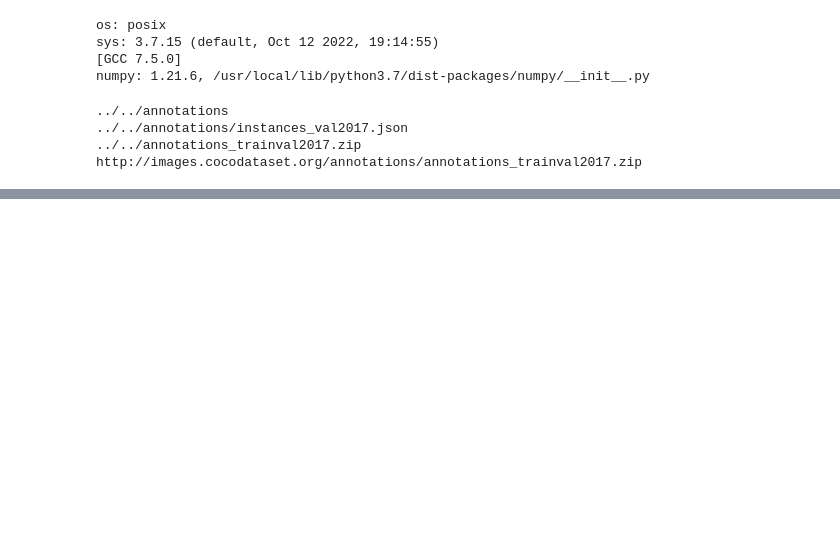
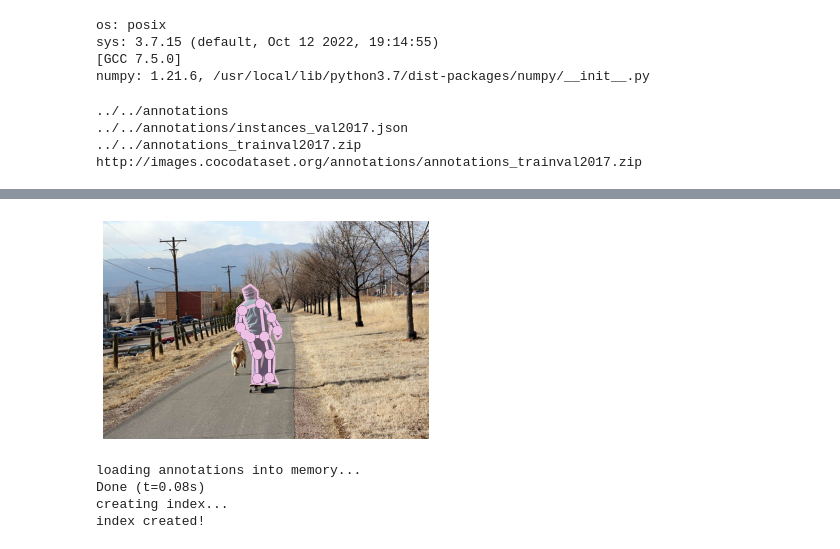
Before and after one commit to CMander02/VQA_2022_A1_18, a Jupyter notebook: COCO_API.ipynb, the cells around one changed output, grey strips where cells are left out. Cells and saved outputs as stored; diff of their text form; code cells hidden in the pictures; blank space fills up the shorter version.

```diff
--- a/COCO_API.ipynb
+++ b/COCO_API.ipynb
@@ -60,0 +119,18 @@ KeyboardInterrupt: ignored
+# %%
+# load and display keypoints annotations
+plt.imshow(I); plt.axis('off')
+ax = plt.gca()
+annIds = coco_kps.getAnnIds(imgIds=img['id'], catIds=catIds, iscrowd=None)
+anns = coco_kps.loadAnns(annIds)
+coco_kps.showAnns(anns)
+# %% [output]
+[figure, added]
+# %%
+# initialize COCO api for caption annotations
+annFile = '{}/annotations/captions_{}.json'.format(dataDir,dataType)
+coco_caps=COCO(annFile)
+# %% [output]
+loading annotations into memory...
+Done (t=0.08s)
+creating index...
+index created!
```
Also changed, not shown: parts of 8 cells of this notebook.
